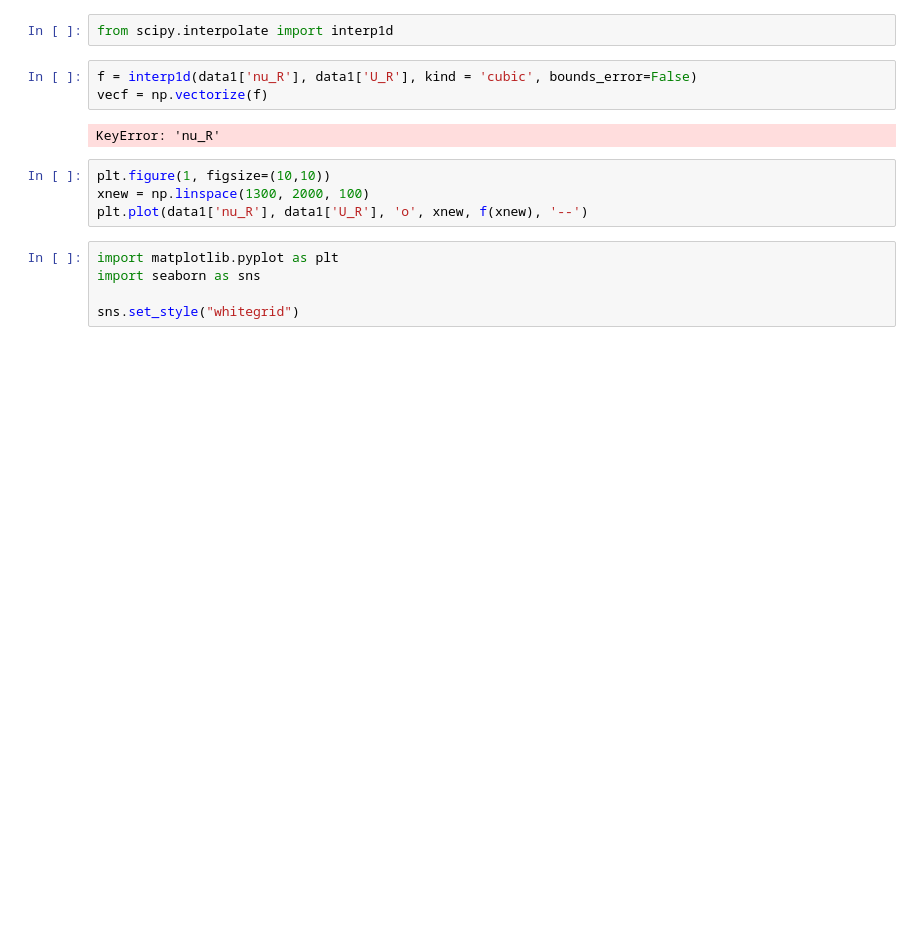
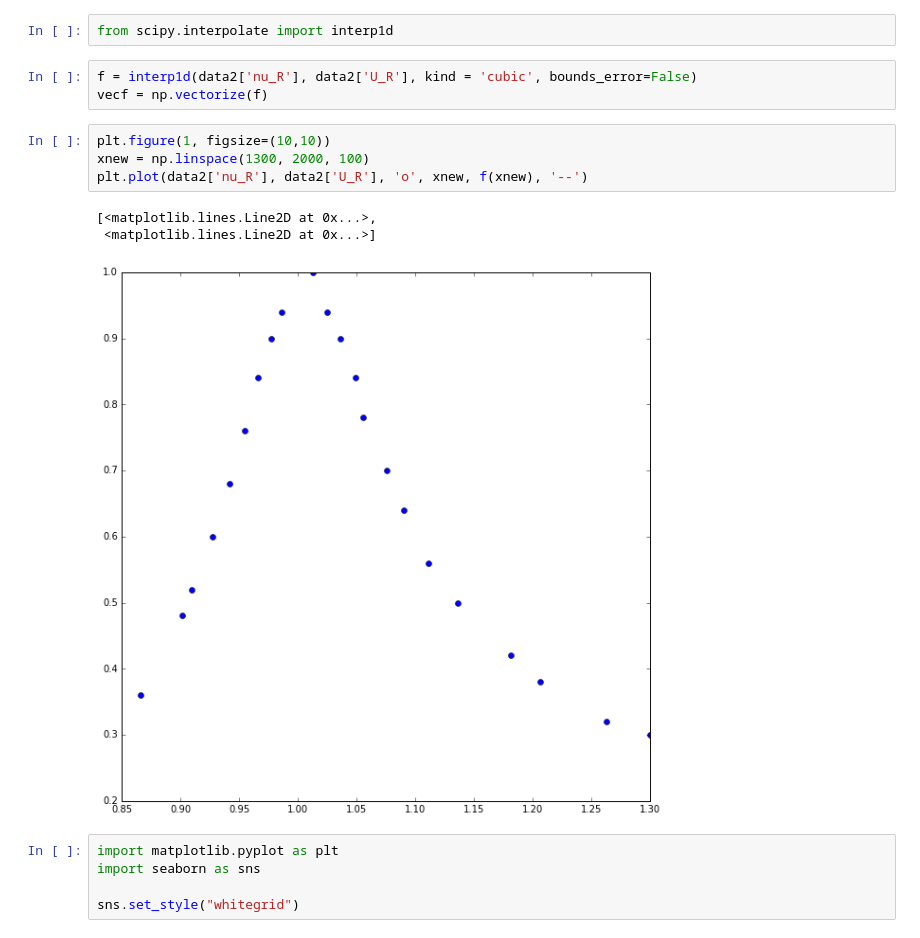
Before and after one commit to heyfaraday/labs_3sem, a Jupyter notebook: 3.2.5/analysis.ipynb, the cells around one changed output. Saved outputs shown, nothing was run; the diff lists cells and outputs as text; blank space fills up the shorter version.

```diff
--- a/3.2.5/analysis.ipynb
+++ b/3.2.5/analysis.ipynb
@@ -360,14 +340,16 @@ Image("my_plot3.png", width=400)
 # %%
 from scipy.interpolate import interp1d
 # %%
-f = interp1d(data1['nu_R'], data1['U_R'], kind = 'cubic', bounds_error=False)
+f = interp1d(data2['nu_R'], data2['U_R'], kind = 'cubic', bounds_error=False)
 vecf = np.vectorize(f)
-# %% [output]
-KeyError: 'nu_R'
 # %%
 plt.figure(1, figsize=(10,10))
 xnew = np.linspace(1300, 2000, 100)
-plt.plot(data1['nu_R'], data1['U_R'], 'o', xnew, f(xnew), '--')
+plt.plot(data2['nu_R'], data2['U_R'], 'o', xnew, f(xnew), '--')
+# %% [output]
+[<matplotlib.lines.Line2D at 0x...>,
+ <matplotlib.lines.Line2D at 0x...>]
+[figure, added]
 # %%
 import matplotlib.pyplot as plt
 import seaborn as sns
```
Also changed, not shown: parts of 11 cells of this notebook, 3 other files.
